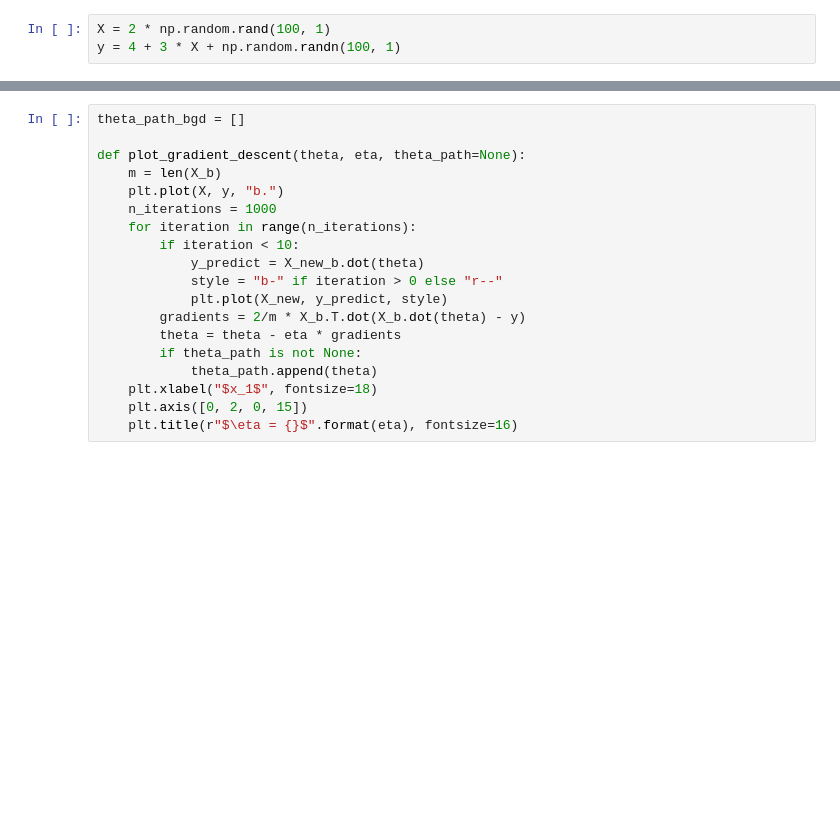
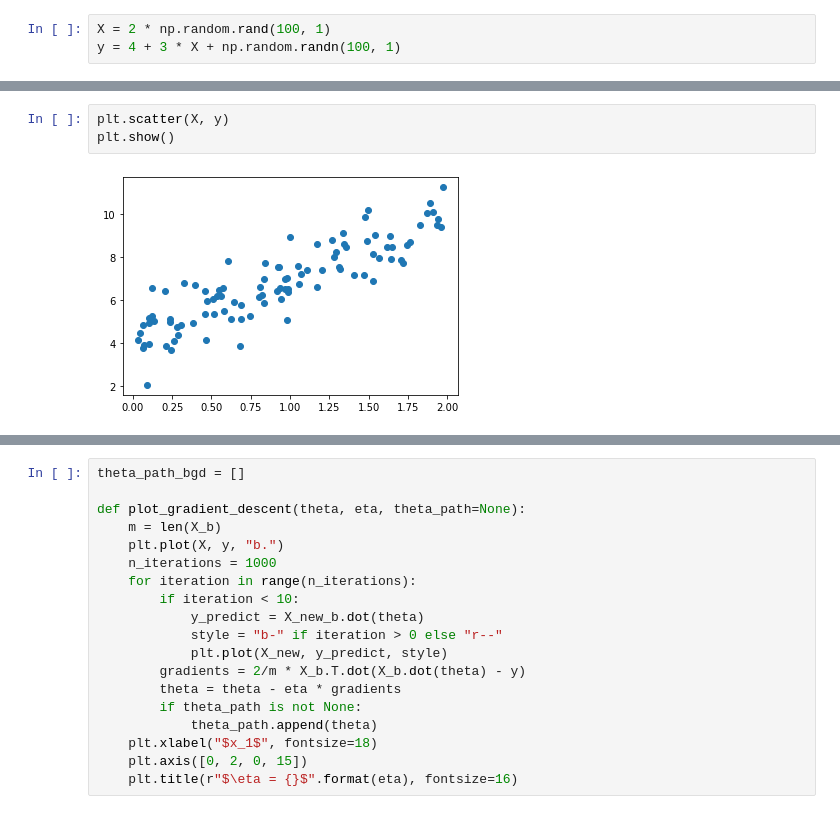
Before and after one commit to ahromero/BUAP_MachineLearning2022, a Jupyter notebook: 9CAP_Regression.ipynb, the cells around one changed output, grey strips where cells are left out. Saved outputs shown, nothing was run; the diff lists cells and outputs as text; blank space fills up the shorter version.

```diff
--- a/9CAP_Regression.ipynb
+++ b/9CAP_Regression.ipynb
@@ -190,0 +277,5 @@ The critical point is how to evaluate the gradient, for doing that a local inspe
+# %%
+plt.scatter(X, y)
+plt.show()
+# %% [output]
+[figure, added]
```
Also changed, not shown: parts of 83 cells of this notebook, 23 other files.
